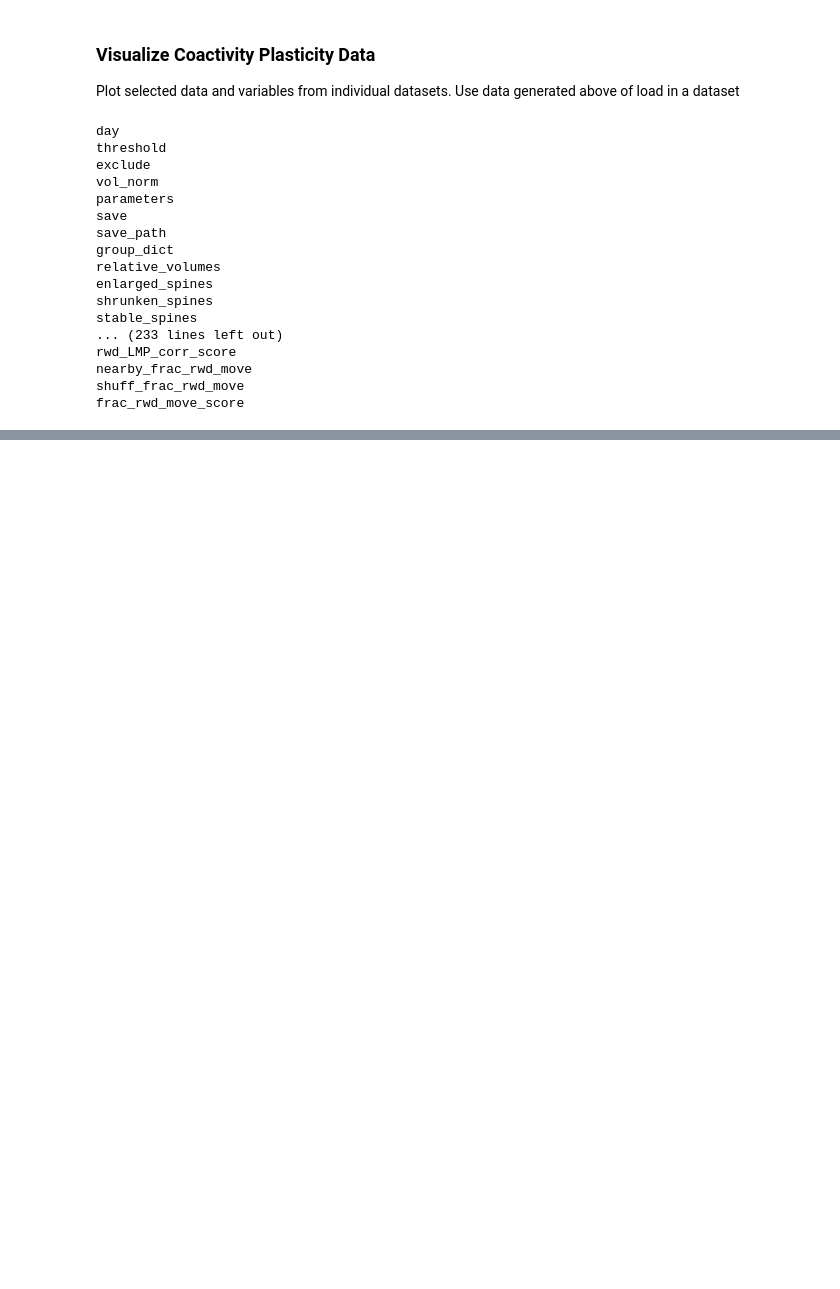
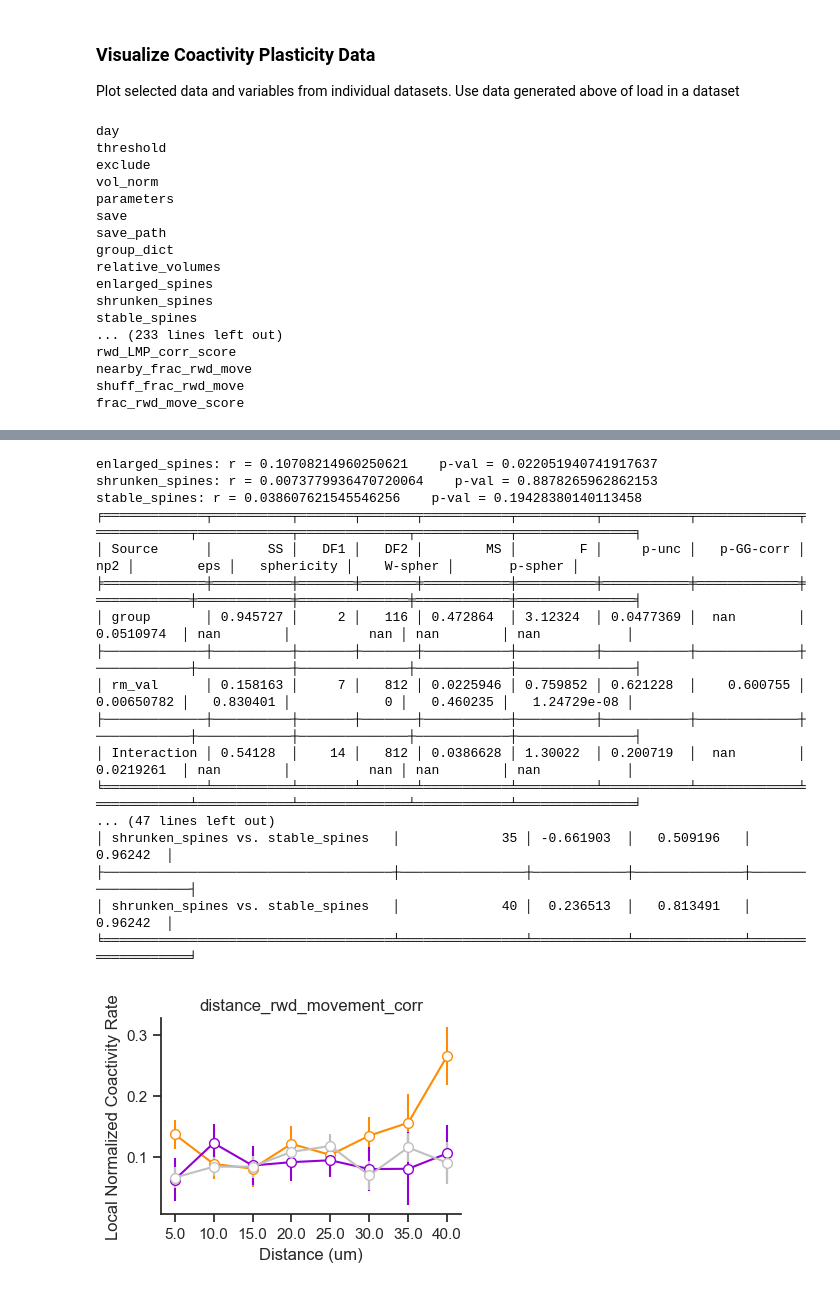
Before and after one commit to wjakewright/Lab_Analyses, a Jupyter notebook: Lab_Analyses/Spine_Analysis/Batch_Coactivity_Analysis.ipynb, the cells around one changed output, grey strips where cells are left out. Saved outputs shown, nothing was run; the diff lists cells and outputs as text; code cells hidden in the pictures; blank space fills up the shorter version.

```diff
--- a/Lab_Analyses/Spine_Analysis/Batch_Coactivity_Analysis.ipynb
+++ b/Lab_Analyses/Spine_Analysis/Batch_Coactivity_Analysis.ipynb
@@ -441,16 +451,35 @@ plot_data.plot_group_spine_mean_traces(
 # %%
 plot_data.plot_spine_coactivity_distance(
-    variable_name="distance_coactivity_rate_norm",
+    variable_name="distance_rwd_movement_corr",
     group_type="plastic_spines",
     figsize=(4,3),
     colors=["darkorange", "darkviolet", "silver"],
     m_size=7,
     ylim=None,
     ytitle="Local Normalized Coactivity Rate",
     test_method="fdr_bh",
     save=True,
     save_path=figure_path,
 )
+# %% [output]
+enlarged_spines: r = 0.10708214960250621    p-val = 0.022051940741917637
+shrunken_spines: r = 0.0073779936470720064    p-val = 0.8878265962862153
+stable_spines: r = 0.038607621545546256    p-val = 0.19428380140113458
+╒═════════════╤══════════╤═══════╤═══════╤═══════════╤══════════╤═══════════╤═════════════╤════════════╤════════════╤══════════════╤════════════╤═══════════════╕
+│ Source      │       SS │   DF1 │   DF2 │        MS │        F │     p-unc │   p-GG-corr │        np2 │        eps │   sphericity │    W-spher │       p-spher │
+╞═════════════╪══════════╪═══════╪═══════╪═══════════╪══════════╪═══════════╪═════════════╪════════════╪════════════╪══════════════╪════════════╪═══════════════╡
+│ group       │ 0.945727 │     2 │   116 │ 0.472864  │ 3.12324  │ 0.0477369 │  nan        │ 0.0510974  │ nan        │          nan │ nan        │ nan           │
+├─────────────┼──────────┼───────┼───────┼───────────┼──────────┼───────────┼─────────────┼────────────┼────────────┼──────────────┼────────────┼───────────────┤
+│ rm_val      │ 0.158163 │     7 │   812 │ 0.0225946 │ 0.759852 │ 0.621228  │    0.600755 │ 0.00650782 │   0.830401 │            0 │   0.460235 │   1.24729e-08 │
+├─────────────┼──────────┼───────┼───────┼───────────┼──────────┼───────────┼─────────────┼────────────┼────────────┼──────────────┼────────────┼───────────────┤
+│ Interaction │ 0.54128  │    14 │   812 │ 0.0386628 │ 1.30022  │ 0.200719  │  nan        │ 0.0219261  │ nan        │          nan │ nan        │ nan           │
+╘═════════════╧══════════╧═══════╧═══════╧═══════════╧══════════╧═══════════╧═════════════╧════════════╧════════════╧══════════════╧════════════╧═══════════════╛
+... (47 lines left out)
+│ shrunken_spines vs. stable_spines   │             35 │ -0.661903  │   0.509196   │          0.96242  │
+├─────────────────────────────────────┼────────────────┼────────────┼──────────────┼───────────────────┤
+│ shrunken_spines vs. stable_spines   │             40 │  0.236513  │   0.813491   │          0.96242  │
+╘═════════════════════════════════════╧════════════════╧════════════╧══════════════╧═══════════════════╛
+[figure, added]
 # %%
 plot_data.plot_histogram(
     variable="movement_dend_onset",
```
Also changed, not shown: parts of 10 cells of this notebook.
